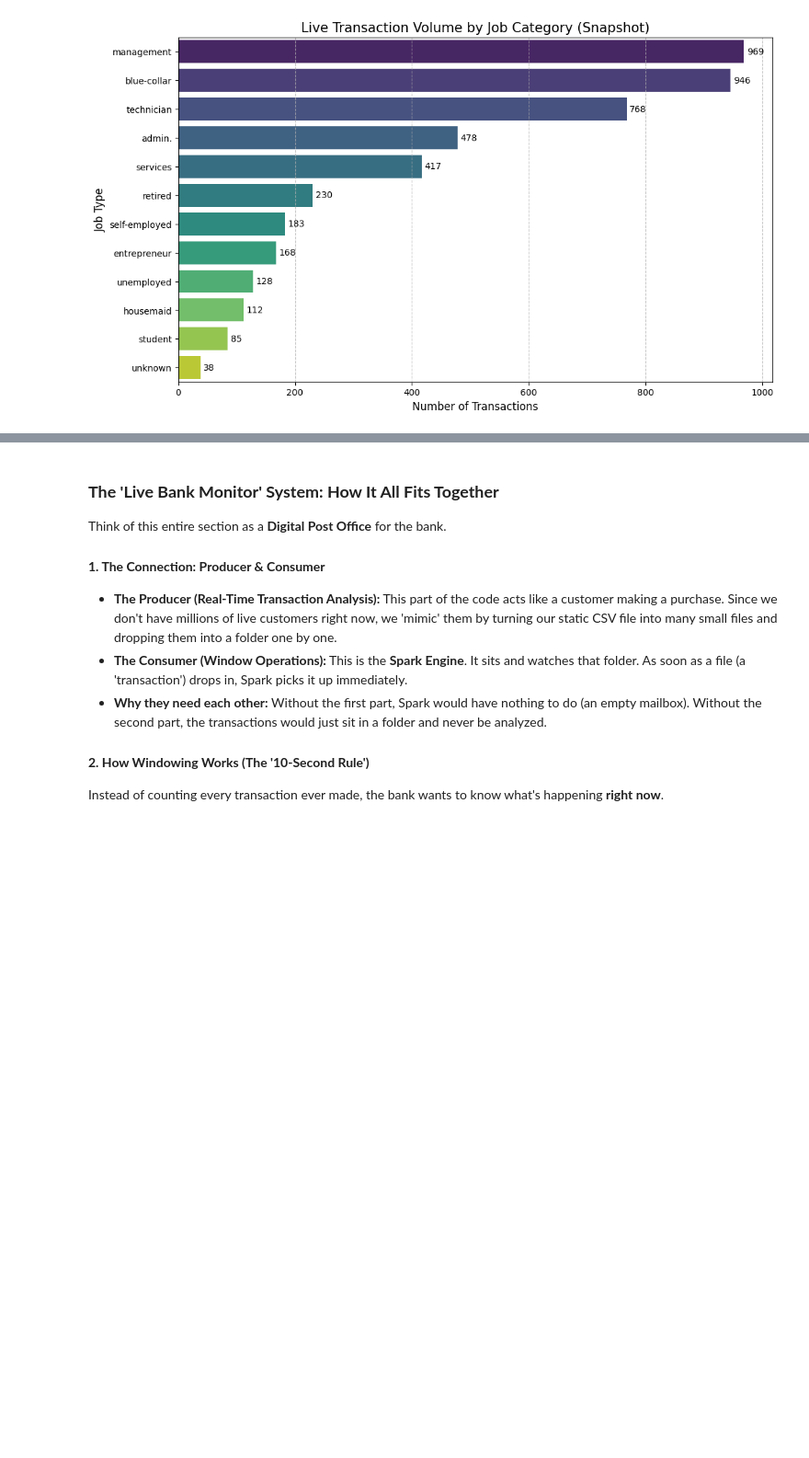
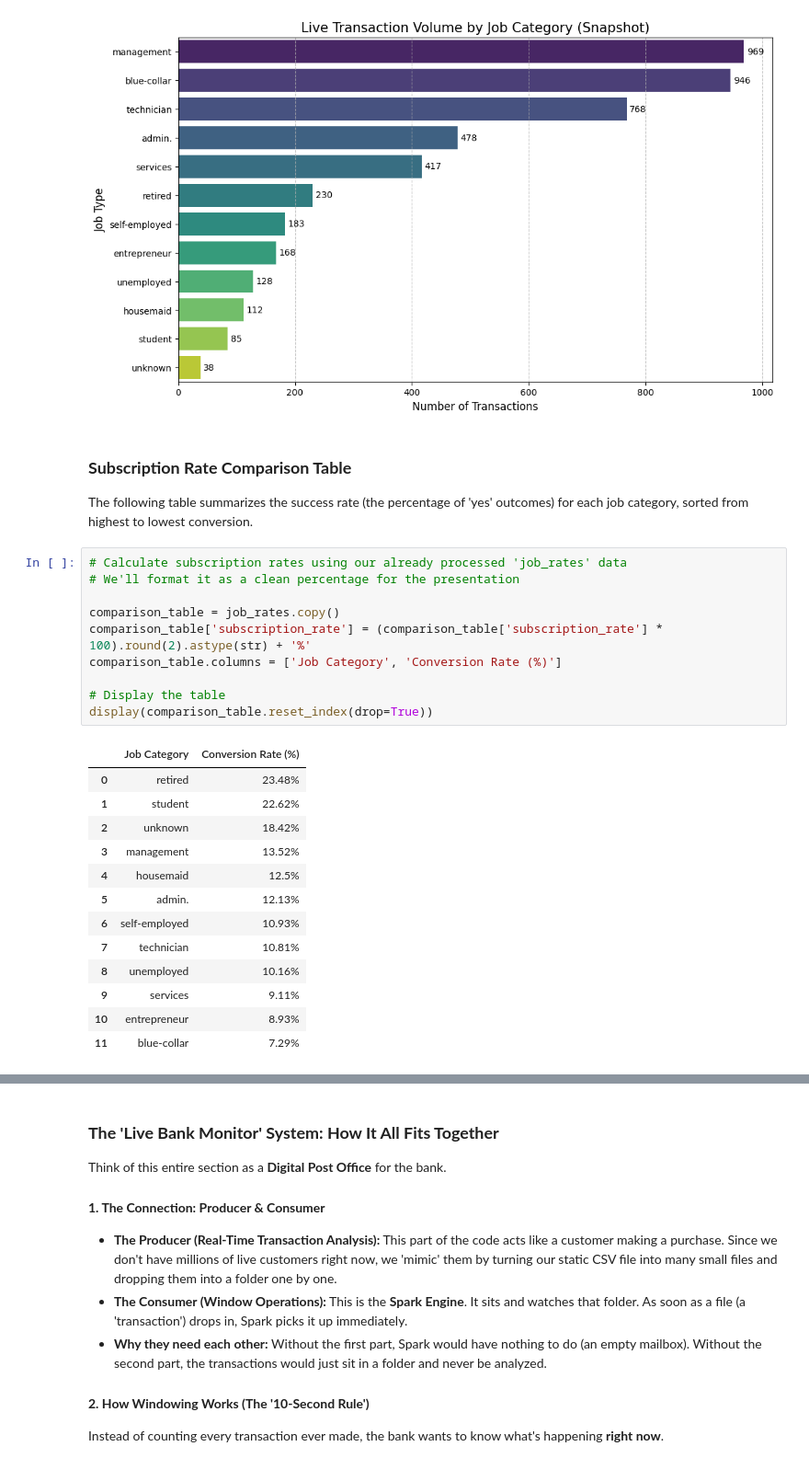
Before and after one commit to amol004/Financial-Forecasting-Frontier-Distributed-ML, a Jupyter notebook: Financial_Forecasting_Frontier_Distributed_ML.ipynb, the cells around one changed output, grey strips where cells are left out. Shown at 92% size. Drawn from its saved outputs; the diff is of its cells as text; blank space fills up the shorter version.

```diff
--- a/Financial_Forecasting_Frontier_Distributed_ML.ipynb
+++ b/Financial_Forecasting_Frontier_Distributed_ML.ipynb
@@ -1326,3 +1326,30 @@ except Exception as e:
     print(f"An error occurred while reading the stream files: {e}")
 # %% [output]
 [figure]
+# %% [markdown]
+### **Subscription Rate Comparison Table**
+The following table summarizes the success rate (the percentage of 'yes' outcomes) for each job category, sorted from highest to lowest conversion.
+# %%
+# Calculate subscription rates using our already processed 'job_rates' data
+# We'll format it as a clean percentage for the presentation
+
+comparison_table = job_rates.copy()
+comparison_table['subscription_rate'] = (comparison_table['subscription_rate'] * 100).round(2).astype(str) + '%'
+comparison_table.columns = ['Job Category', 'Conversion Rate (%)']
+
+# Display the table
+display(comparison_table.reset_index(drop=True))
+# %% [output]
+|  | Job Category | Conversion Rate (%) |
+| 0 | retired | 23.48% |
+| 1 | student | 22.62% |
+| 2 | unknown | 18.42% |
+| 3 | management | 13.52% |
+| 4 | housemaid | 12.5% |
+| 5 | admin. | 12.13% |
+| 6 | self-employed | 10.93% |
+| 7 | technician | 10.81% |
+| 8 | unemployed | 10.16% |
+| 9 | services | 9.11% |
+| 10 | entrepreneur | 8.93% |
+| 11 | blue-collar | 7.29% |
```
Also changed, not shown: parts of 3 cells of this notebook.
